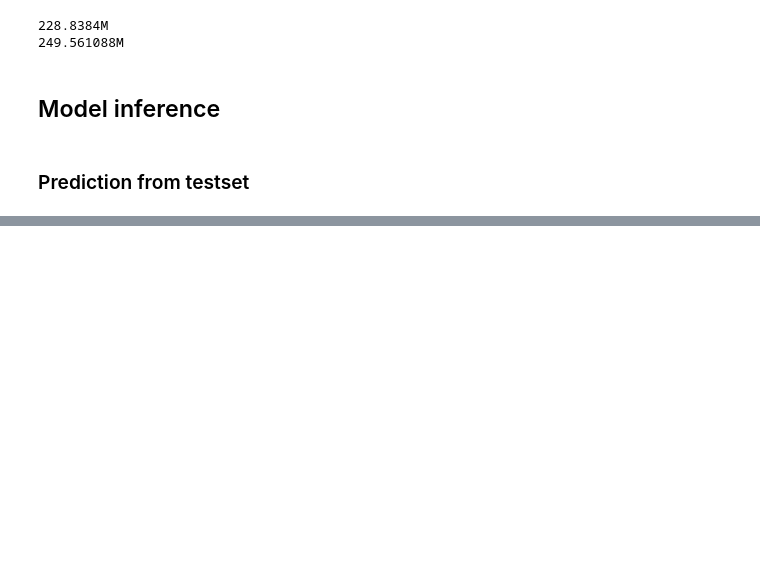
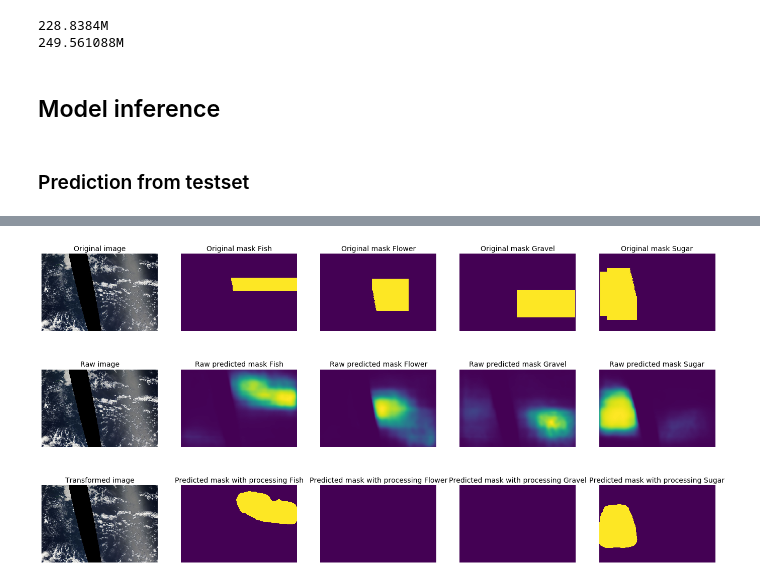
Before and after one commit to yurayli/satellite-cloud-segmentation, a Jupyter notebook: cloud-ensemble-inference.ipynb, the cells around one changed output, grey strips where cells are left out. Drawn from its saved outputs; the diff is of its cells as text; code cells hidden in the pictures; blank space fills up the shorter version.

```diff
--- a/cloud-ensemble-inference.ipynb
+++ b/cloud-ensemble-inference.ipynb
@@ -659,3 +795,12 @@ torch.cuda.empty_cache()
+# %%
+p_mask = np.stack([pred_val[i] for i in (4,5,6,7)]).transpose(1,2,0)
+pr_mask = np.stack([pred_masks_val[i] for i in (4,5,6,7)]).transpose(1,2,0)
+
+visualize_with_raw(image=ims[1], mask=p_mask,
+                   original_image=ims[1], original_mask=masks[1],
+                   raw_image=ims[1], raw_mask=pr_mask)
+# %% [output]
+[figure, added]
 # %%
 sub['EncodedPixels'] = encoded_pixels
 sub.to_csv('submission.csv', columns=['Image_Label', 'EncodedPixels'], index=False)
```
Also changed, not shown: parts of 28 cells of this notebook, 2 other files.
